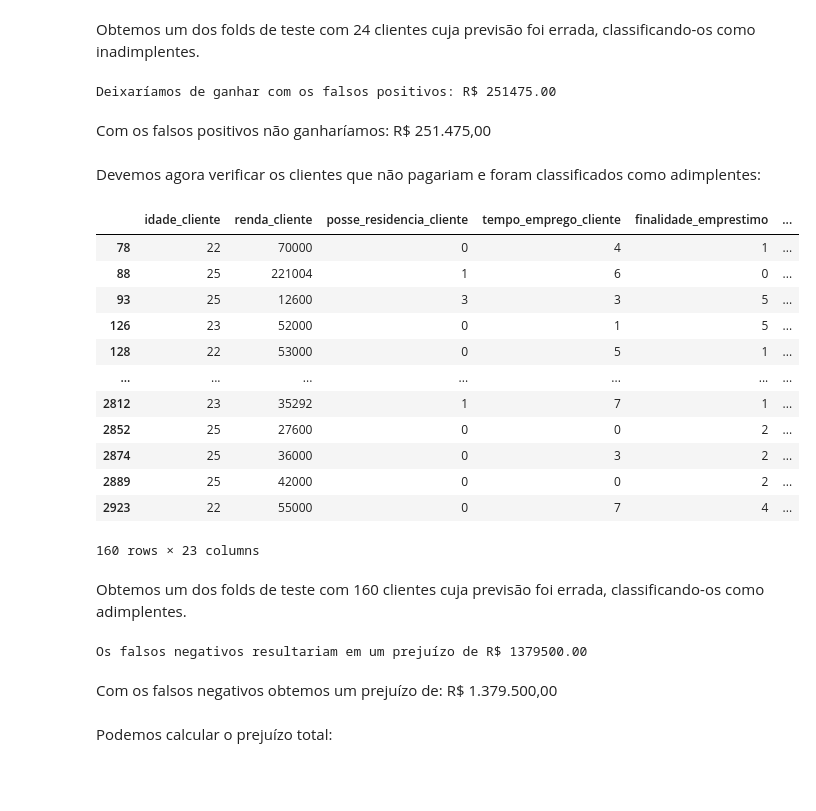
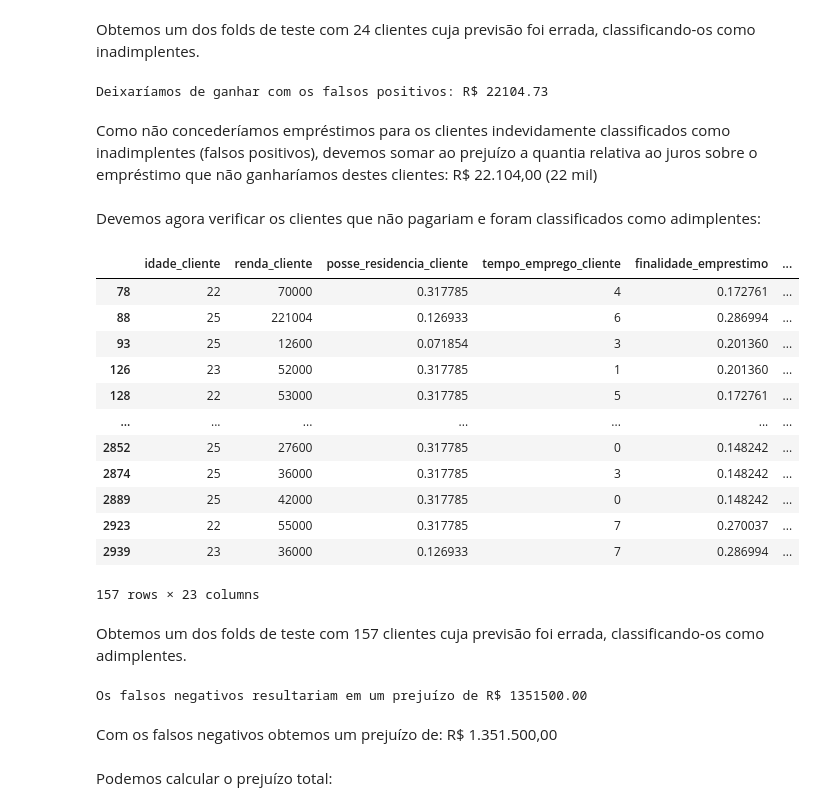
Before and after one commit to GBibiano/risco-credito, a Jupyter notebook: modelagem.ipynb, the cells around one changed output. Cells and saved outputs as stored; diff of their text form; code cells hidden in the pictures; blank space fills up the shorter version.

```diff
--- a/modelagem.ipynb
+++ b/modelagem.ipynb
@@ -292,13 +271,3 @@ df.head(15)
 | 13 | 26 | 108160 | Alugada | 4 | Educação | ... |
 | 14 | 23 | 115000 | Alugada | 2 | Educação | ... |
 15 rows × 23 columns
-# %%
-# instanciando o LabelEncoder
-label_encoder_residencia = LabelEncoder()
-label_encoder_finalidade_emp = LabelEncoder()
-label_encoder_nota_emprestimo = LabelEncoder()
-
-# encoding de features categóricas
-df.posse_residencia_cliente = label_encoder_residencia.fit_transform(df.posse_residencia_cliente)
-df.finalidade_emprestimo = label_encoder_finalidade_emp.fit_transform(df.finalidade_emprestimo)
-df.nota_emprestimo = label_encoder_nota_emprestimo.fit_transform(df.nota_emprestimo)
@@ -804,13 +744,12 @@ Precisão x Revocação, Área abaixo da Curva: (90.47%) -> 0.9046861526686355
 # %%
-# Melhores hiperparâmetros:  {'n_estimators': 242, 'max_depth': 3, 'learning_rate': 0.37010357027104934, 'gamma': 0.0840143993260119}
 # treinando o xgboost classifier
 xgbclassifier = XGBClassifier(
-    n_estimators=242,
-    max_depth=3,
-    learning_rate=0.37010357027104934,
-    gamma=0.0840143993260119,
+    n_estimators=272,
+    max_depth=4,
+    learning_rate=0.2890010316844866,
+    gamma=0.06322196656471735,
     random_state=47
 )
 
-xgb_treinado, _, y_test, y_pred, _ = treinar_modelo(xgbclassifier, X[features_RFE_xgboost], y, True)
+xgb_treinado, _, y_test, y_pred = treinar_modelo(xgbclassifier, X[features_RFE_xgboost], y, True)
 # %% [output]
@@ -928,43 +911,44 @@ X_test_2
 # %% [markdown]
 Obtemos um dos folds de teste com 24 clientes cuja previsão foi errada, classificando-os como inadimplentes.
 # %%
-prejuizo_falsos_positivos = float((X_test_2['valor_emprestimo'].values).sum())
+# Somente o valor do empréstimo multiplicado pela taxa de juros de cada cliente
+prejuizo_falsos_positivos = float((X_test_3['valor_emprestimo'].values*(X_test_3['taxa_juros_emprestimo'].values/100)).sum())
 print(f'Deixaríamos de ganhar com os falsos positivos: R$ {prejuizo_falsos_positivos:.2f}')
 # %% [output]
-Deixaríamos de ganhar com os falsos positivos: R$ 251475.00
+Deixaríamos de ganhar com os falsos positivos: R$ 22104.73
-# %% [markdown]
-Com os falsos positivos não ganharíamos: R$ 251.475,00
+# %% [markdown]
+Como não concederíamos empréstimos para os clientes indevidamente classificados como inadimplentes (falsos positivos), devemos somar ao prejuízo a quantia relativa ao juros sobre o empréstimo que não ganharíamos destes clientes: R$ 22.104,00 (22 mil)
 # %% [markdown]
 Devemos agora verificar os clientes que não pagariam e foram classificados como adimplentes:
 # %%
 # Filtrar os índices dos falsos negativos
 intersec = y_pred[(y_test.reset_index(drop=True) == 1) & (y_pred == 0)]
-indices_3 = intersec[intersec == 0].index
-X_test_3 = df.iloc[indices_3]
-X_test_3
+indices_4 = intersec[intersec == 0].index
+X_test_4 = df.iloc[indices_4]
+X_test_4
 # %% [output]
 |  | idade_cliente | renda_cliente | posse_residencia_cliente | tempo_emprego_cliente | finalidade_emprestimo | ... |
-| 78 | 22 | 70000 | 0 | 4 | 1 | ... |
-| 88 | 25 | 221004 | 1 | 6 | 0 | ... |
-| 93 | 25 | 12600 | 3 | 3 | 5 | ... |
-| 126 | 23 | 52000 | 0 | 1 | 5 | ... |
-| 128 | 22 | 53000 | 0 | 5 | 1 | ... |
+| 78 | 22 | 70000 | 0.317785 | 4 | 0.172761 | ... |
+| 88 | 25 | 221004 | 0.126933 | 6 | 0.286994 | ... |
+| 93 | 25 | 12600 | 0.071854 | 3 | 0.201360 | ... |
+| 126 | 23 | 52000 | 0.317785 | 1 | 0.201360 | ... |
+| 128 | 22 | 53000 | 0.317785 | 5 | 0.172761 | ... |
 | ... | ... | ... | ... | ... | ... | ... |
-| 2812 | 23 | 35292 | 1 | 7 | 1 | ... |
-| 2852 | 25 | 27600 | 0 | 0 | 2 | ... |
-| 2874 | 25 | 36000 | 0 | 3 | 2 | ... |
-| 2889 | 25 | 42000 | 0 | 0 | 2 | ... |
-| 2923 | 22 | 55000 | 0 | 7 | 4 | ... |
+| 2852 | 25 | 27600 | 0.317785 | 0 | 0.148242 | ... |
+| 2874 | 25 | 36000 | 0.317785 | 3 | 0.148242 | ... |
+| 2889 | 25 | 42000 | 0.317785 | 0 | 0.148242 | ... |
+| 2923 | 22 | 55000 | 0.317785 | 7 | 0.270037 | ... |
+| 2939 | 23 | 36000 | 0.126933 | 7 | 0.286994 | ... |
-160 rows × 23 columns
+157 rows × 23 columns
 # %% [markdown]
-Obtemos um dos folds de teste com 160 clientes cuja previsão foi errada, classificando-os como adimplentes.
+Obtemos um dos folds de teste com 157 clientes cuja previsão foi errada, classificando-os como adimplentes.
 # %%
-prejuizo_falsos_negativos = float((X_test_3['valor_emprestimo'].values).sum())
+prejuizo_falsos_negativos = float((X_test_4['valor_emprestimo'].values).sum())
 print(f'Os falsos negativos resultariam em um prejuízo de R$ {prejuizo_falsos_negativos:.2f}')
 # %% [output]
-Os falsos negativos resultariam em um prejuízo de R$ 1379500.00
+Os falsos negativos resultariam em um prejuízo de R$ 1351500.00
 # %% [markdown]
-Com os falsos negativos obtemos um prejuízo de: R$ 1.379.500,00
+Com os falsos negativos obtemos um prejuízo de: R$ 1.351.500,00
 # %% [markdown]
 Podemos calcular o prejuízo total:
 # %%
```
Also changed, not shown: parts of 79 cells of this notebook.
